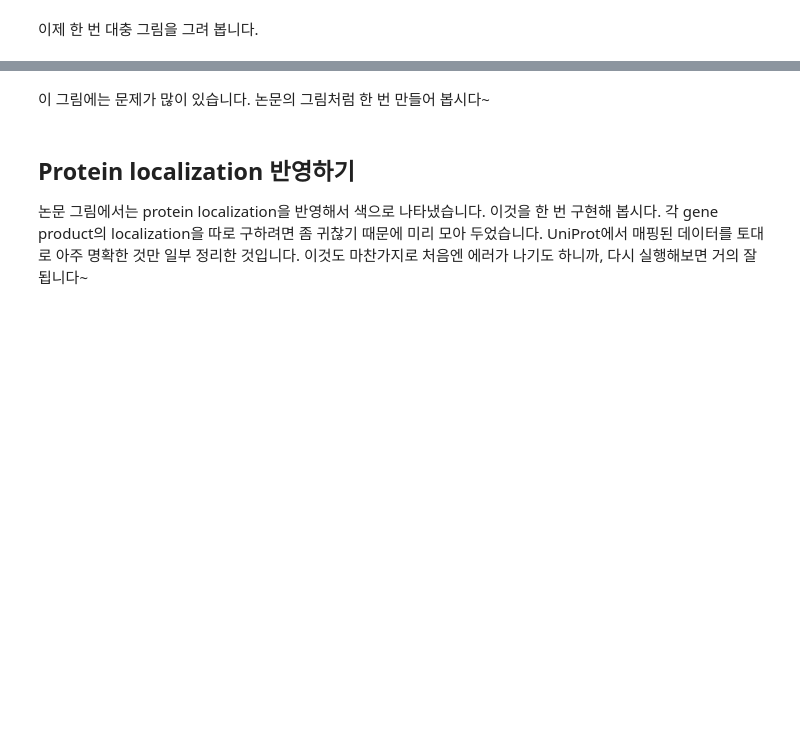
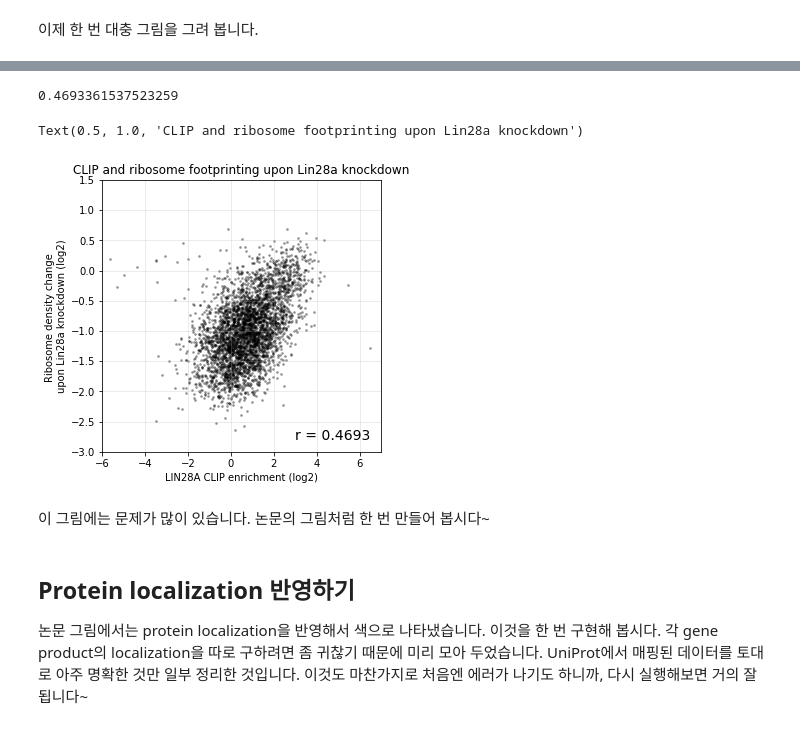
Before and after one commit to yoojunghan/bioinfo-term-project, a Jupyter notebook: notebooks/Mission1.ipynb, the cells around one changed output, grey strips where cells are left out. Saved outputs shown, nothing was run; the diff lists cells and outputs as text; code cells hidden in the pictures; blank space fills up the shorter version.

```diff
--- a/notebooks/Mission1.ipynb
+++ b/notebooks/Mission1.ipynb
@@ -61,5 +104,5 @@ dc24f69e8f571fc8be30f28ce5b84fcd  RPF-siLuc.bam.bai
 결과를 pandas로 읽어와 봅니다.
 # %%
 import pandas as pd
-cnts = pd.read_csv('read-counts.txt', sep='\t', comment='#', index_col=0)
+cnts = pd.read_csv('data/read-counts.txt', sep='\t', comment='#', index_col=0)
 cnts.head()
@@ -78,0 +135,5 @@ ax.scatter(np.log2(cnts['clip_enrichment']),
+# %%
+# set cutoff value
+
+cnts_cutoff = cnts[(cnts['RNA-control.bam'] > 300) & (cnts['RNA-siLin28a.bam'] > 300) & (cnts['RNA-siLuc.bam'] > 300)]
+cnts_cutoff.shape
@@ -78,0 +152,26 @@ ax.scatter(np.log2(cnts['clip_enrichment']),
+# %%
+from matplotlib import pyplot as plt
+import numpy as np
+from scipy import stats
+
+pearsonr = stats.pearsonr(np.log2(cnts_cutoff['clip_enrichment']), np.log2(cnts_cutoff['rden_change']))
+print(pearsonr[0])
+
+fig, ax = plt.subplots(1, 1, figsize=(5, 5))
+ax.scatter(np.log2(cnts_cutoff['clip_enrichment']),
+           np.log2(cnts_cutoff['rden_change']),
+           c='black',
+           s=3,
+           alpha=0.3)
+# control limitation of x and y axis
+ax.set_xlim(-6,7)
+ax.set_ylim(-3,1.5)
+ax.text(3, -2.8, 'r = {:.4f}'.format(pearsonr[0]), fontsize=14)
+ax.grid(alpha=0.3)
+ax.set_xlabel('LIN28A CLIP enrichment (log2)')
+ax.set_ylabel('Ribosome density change \nupon Lin28a knockdown (log2)')
+ax.set_title('CLIP and ribosome footprinting upon Lin28a knockdown')
+# %% [output]
+0.4693361537523259
+Text(0.5, 1.0, 'CLIP and ribosome footprinting upon Lin28a knockdown')
+[figure, added]
```
Also changed, not shown: parts of 22 cells of this notebook, 1 other file.
